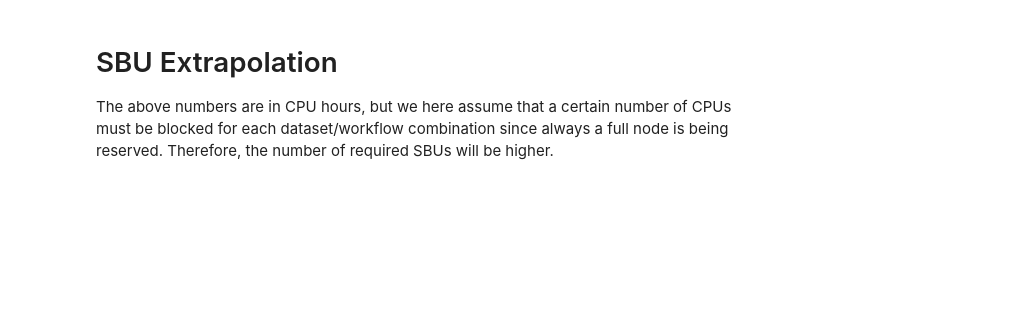
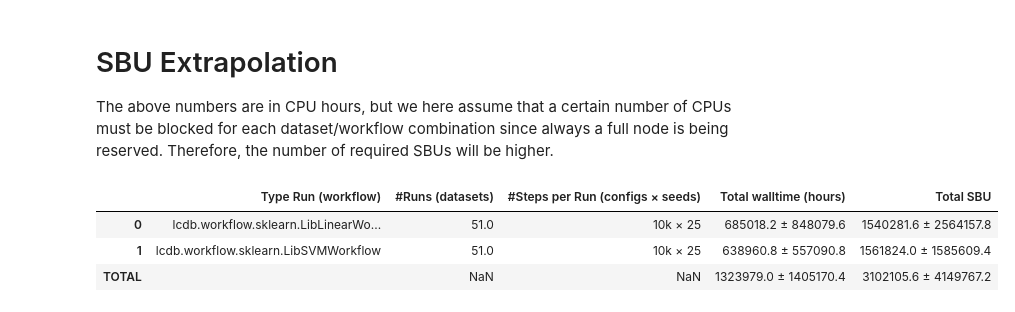
Before and after one commit to fmohr/lcdb, a Jupyter notebook: publications/2023-neurips/experiments/debugging/runtime-extrapolation.ipynb, the cells around one changed output. Cells and saved outputs as stored; diff of their text form; code cells hidden in the pictures; blank space fills up the shorter version.

```diff
--- a/publications/2023-neurips/experiments/debugging/runtime-extrapolation.ipynb
+++ b/publications/2023-neurips/experiments/debugging/runtime-extrapolation.ipynb
@@ -243,3 +389,67 @@ memory_bin_matrix = retriever.get_memory_bin_matrix(d_workflows, d_datasets)
+# %%
+new_num_runs = 51
+a = 10_000
+b = 25
+new_steps_per_run = a * b
+new_steps_per_run_disp_k = "10k × 25"
+
+max_memory_per_node_in_gb = 336
+fractional_billing = False
+CPU_SBU_PER_NODE_HOUR = 192
+GPU_SBU_PER_NODE_HOUR = 512
+
+rows_est = []
+
+for i, workflow in enumerate(d_workflows):
+    step_s = mean_walltime_per_run_s[i, :].astype(float)
+    mem_gb = memory_bin_matrix[i, :].astype(float)
+
+    valid = np.isfinite(step_s) & np.isfinite(mem_gb) & (mem_gb > 0)
+    if valid.sum() == 0:
+        continue
+
+    walltime_h_per_dataset = new_steps_per_run * (step_s[valid] / 3600.0)
+
+    total_mean_h = new_num_runs * float(np.mean(walltime_h_per_dataset))
+    total_std_h  = new_num_runs * float(np.std(walltime_h_per_dataset))
+
+    jobs_per_node = max_memory_per_node_in_gb / mem_gb[valid]
+    node_h_per_dataset = walltime_h_per_dataset / jobs_per_node
+
+    if not fractional_billing:
+        node_h_per_dataset = np.ceil(node_h_per_dataset)
+
+    sbu_rate = GPU_SBU_PER_NODE_HOUR if "keras" in workflow.lower() else CPU_SBU_PER_NODE_HOUR
+    total_mean_sbu = new_num_runs * float(np.mean(node_h_per_dataset)) * sbu_rate
+    total_std_sbu  = new_num_runs * float(np.std(node_h_per_dataset)) * sbu_rate
+
+    rows_est.append({
+        "Type Run (workflow)": workflow,
+        "#Runs (datasets)": new_num_runs,
+        "#Steps per Run (configs × seeds)": new_steps_per_run_disp_k,
+        "Total walltime (hours)": f"{total_mean_h:.1f} ± {total_std_h:.1f}",
+        "Total SBU": f"{total_mean_sbu:.1f} ± {total_std_sbu:.1f}",
+    })
+
+df_est = pd.DataFrame(rows_est)
+
+grand_mean_h = sum(float(x.split("±")[0].strip()) for x in df_est["Total walltime (hours)"])
+grand_std_h  = sum(float(x.split("±")[1].strip()) for x in df_est["Total walltime (hours)"])
+
+grand_mean_sbu = sum(float(x.split("±")[0].strip()) for x in df_est["Total SBU"])
+grand_std_sbu  = sum(float(x.split("±")[1].strip()) for x in df_est["Total SBU"])
+
+df_est.loc["TOTAL", "Type Run (workflow)"] = ""
+df_est.loc["TOTAL", "Total walltime (hours)"] = f"{grand_mean_h:.1f} ± {grand_std_h:.1f}"
+df_est.loc["TOTAL", "Total SBU"] = f"{grand_mean_sbu:.1f} ± {grand_std_sbu:.1f}"
+
+
+df_est
+# %% [output]
+|  | Type Run (workflow) | #Runs (datasets) | #Steps per Run (configs × seeds) | Total walltime (hours) | Total SBU |
+| 0 | lcdb.workflow.sklearn.LibLinearWo... | 51.0 | 10k × 25 | 685018.2 ± 848079.6 | 1540281.6 ± 2564157.8 |
+| 1 | lcdb.workflow.sklearn.LibSVMWorkflow | 51.0 | 10k × 25 | 638960.8 ± 557090.8 | 1561824.0 ± 1585609.4 |
+| TOTAL |  | NaN | NaN | 1323979.0 ± 1405170.4 | 3102105.6 ± 4149767.2 |
 # %%
 max_memory_per_node_in_gb = 336
 sbus_per_node_hours = 192
```
Also changed, not shown: parts of 10 cells of this notebook, 1 other file.
